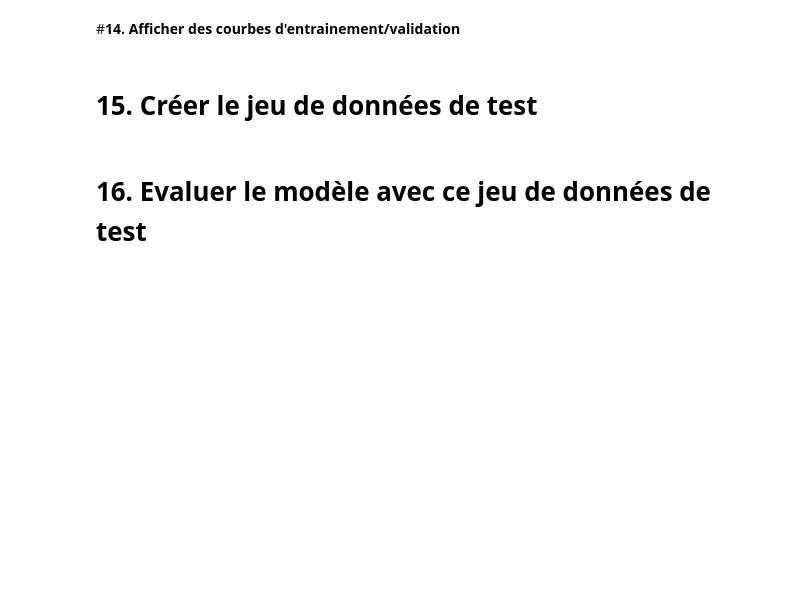
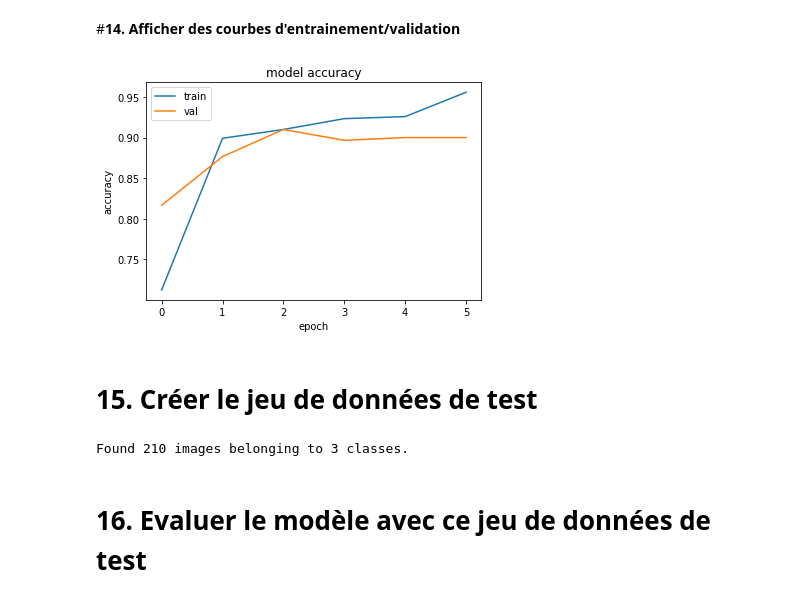
Before and after one commit to othmane42/defi1_hackAI, a Jupyter notebook: Classification83.ipynb, the cells around one changed output. Drawn from its saved outputs; the diff is of its cells as text; code cells hidden in the pictures; blank space fills up the shorter version.

```diff
--- a/Classification83.ipynb
+++ b/Classification83.ipynb
@@ -80,7 +80,7 @@ nb_classes = 3
 batch_size=8 #@param [1,2,4,8,16,32,64,128] {type:"raw"}
 epochs=20 #@param [5, 10,20,50,100,200] {type:"raw"}
 dataset_path = "bases3"
-input_dim=224 #@param [224,299] {type:"raw"}
+input_dim=299 #@param [224,299] {type:"raw"}
 dataset_name='FIRE_DATABASE_3' #@param ["small","DB1","DB2","DB3"]
 train_dataset = os.path.join('bases3/', dataset_name)
 test_name='test' #@param ["test","test1","test2","test3"]
@@ -161,12 +161,12 @@ base_model = ResNet152V2(include_top=False,weights="imagenet",input_shape=(input
 #base_model = VGG16(include_top=False,weights="imagenet",input_shape=(input_dim,input_dim,3))
 
 for layer in base_model.layers:
-  layer.freeze=False
+  layer.freeze=True
 
 x=base_model.output
 x=GlobalAveragePooling2D()(x)
 
-x= Dense(256,activation="relu")(x)
+x= Dense(256,activation="sigmoid")(x)
 
 x = Dropout(0.45)(x)
 
@@ -181,7 +179,7 @@ model.summary()
 # **11. Compiler le modèle avec la descente de gradient stochastique DSG**
 # %%
 # recompiler le modèle
-model.compile(loss="CategoricalCrossentropy",optimizer="adam",metrics=["accuracy"])
+model.compile(loss="CategoricalCrossentropy",optimizer="sgd",metrics=["accuracy"])
 # %% [markdown]
 # **12. Entraîner le modèle**
 # %%
@@ -197,10 +195,10 @@ from keras.callbacks import ModelCheckpoint, EarlyStopping
 
 #model_cp = ModelCheckpoint("/content/drive/MyDrive/MyModels/groupe_15_21-11.h5",monitor="val_accuracy",save_best_only=True,verbose=1)
 
-model_cp = ModelCheckpoint("groupe_15_25_11_db3_freezed.h5",monitor="val_accuracy",save_best_only=True,verbose=1)
+model_cp = ModelCheckpoint("groupe_15_25_11_db3_best.h5",monitor="val_accuracy",save_best_only=True,verbose=1)
 
 
-early_stopping = EarlyStopping(monitor="val_accuracy",patience=10)
+early_stopping = EarlyStopping(monitor="val_accuracy",patience=3)
 
-history=model.fit(train_generator,validation_data=validation_generator,epochs=25,callbacks=[model_cp,early_stopping],shuffle=False)
+history=model.fit(train_generator,validation_data=validation_generator,epochs=10,callbacks=[model_cp,early_stopping],shuffle=False)
 # %% [output]
@@ -239,2 +232,12 @@ Epoch 25: val_accuracy improved from 0.90000 to 0.90333, saving model to groupe_
+# %%
+plt.plot(history.history['accuracy'])
+plt.plot(history.history['val_accuracy'])
+plt.title('model accuracy')
+plt.ylabel('accuracy')
+plt.xlabel('epoch')
+plt.legend(['train', 'val'], loc='upper left')
+plt.show()
+# %% [output]
+[figure, added]
 # %% [markdown]
 # **15. Créer le jeu de données de test**
@@ -249,2 +244,13 @@ Epoch 25: val_accuracy improved from 0.90000 to 0.90333, saving model to groupe_
+# %%
+test_datagen = ImageDataGenerator()
+
+test_generator = test_datagen.flow_from_directory(
+        "bases/test",  # this is the target directory
+        target_size=(input_dim,input_dim),  # all images will be resized to 150x150
+        batch_size=1,
+        seed=42,
+        class_mode='categorical')  # since we use binary_crossentropy loss, we need binary labels
+# %% [output]
+Found 210 images belonging to 3 classes.
 # %% [markdown]
 # **16. Evaluer le modèle avec ce jeu de données de test**
```
Also changed, not shown: parts of 12 cells of this notebook, 7 other files.
